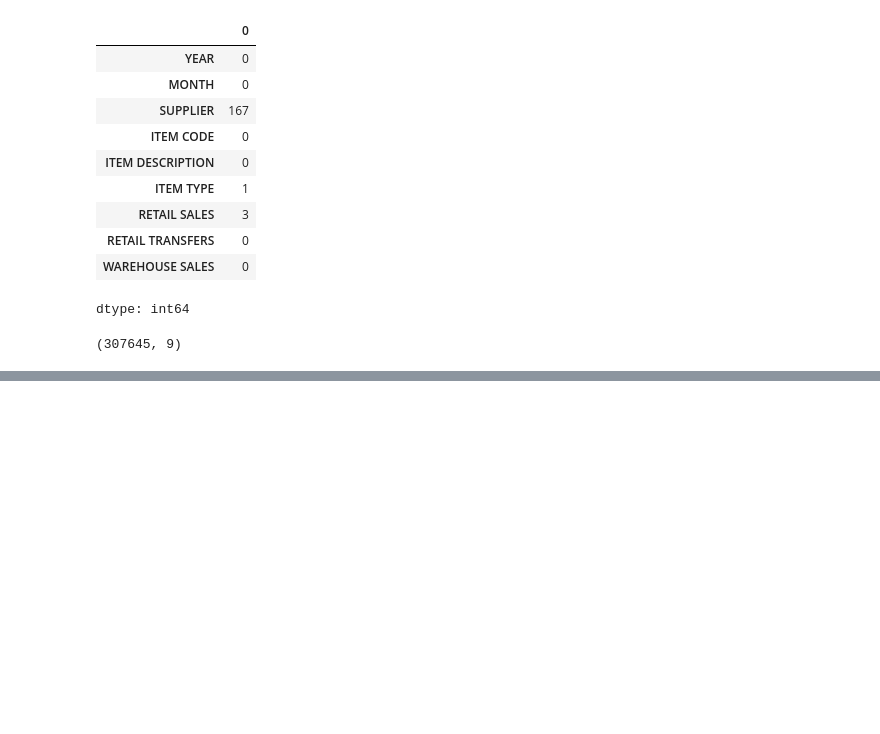
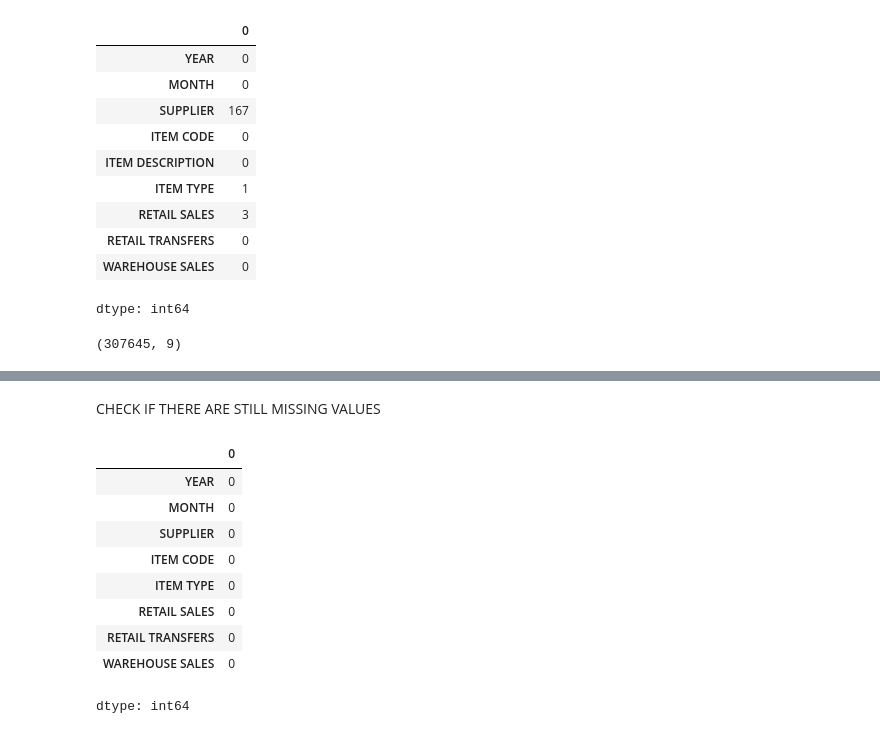
Before and after one commit to QUADRIABUBAKAR/ACCESS-Data-science-assignment, a Jupyter notebook: Week 2/Week2_Session4_Data_Cleaning_And_Feature_Creation_Assignment.ipynb, the cells around one changed output, grey strips where cells are left out. Saved outputs shown, nothing was run; the diff lists cells and outputs as text; code cells hidden in the pictures; blank space fills up the shorter version.

```diff
--- a/Week 2/Week2_Session4_Data_Cleaning_And_Feature_Creation_Assignment.ipynb
+++ b/Week 2/Week2_Session4_Data_Cleaning_And_Feature_Creation_Assignment.ipynb
@@ -77,0 +97,15 @@ sales_data_clean.head()
+# %% [markdown]
+CHECK IF THERE ARE STILL MISSING VALUES
+# %%
+sales_data_clean.isna().sum()
+# %% [output]
+|  | 0 |
+| YEAR | 0 |
+| MONTH | 0 |
+| SUPPLIER | 0 |
+| ITEM CODE | 0 |
+| ITEM TYPE | 0 |
+| RETAIL SALES | 0 |
+| RETAIL TRANSFERS | 0 |
+| WAREHOUSE SALES | 0 |
+dtype: int64
```
Also changed, not shown: parts of 16 cells of this notebook.
